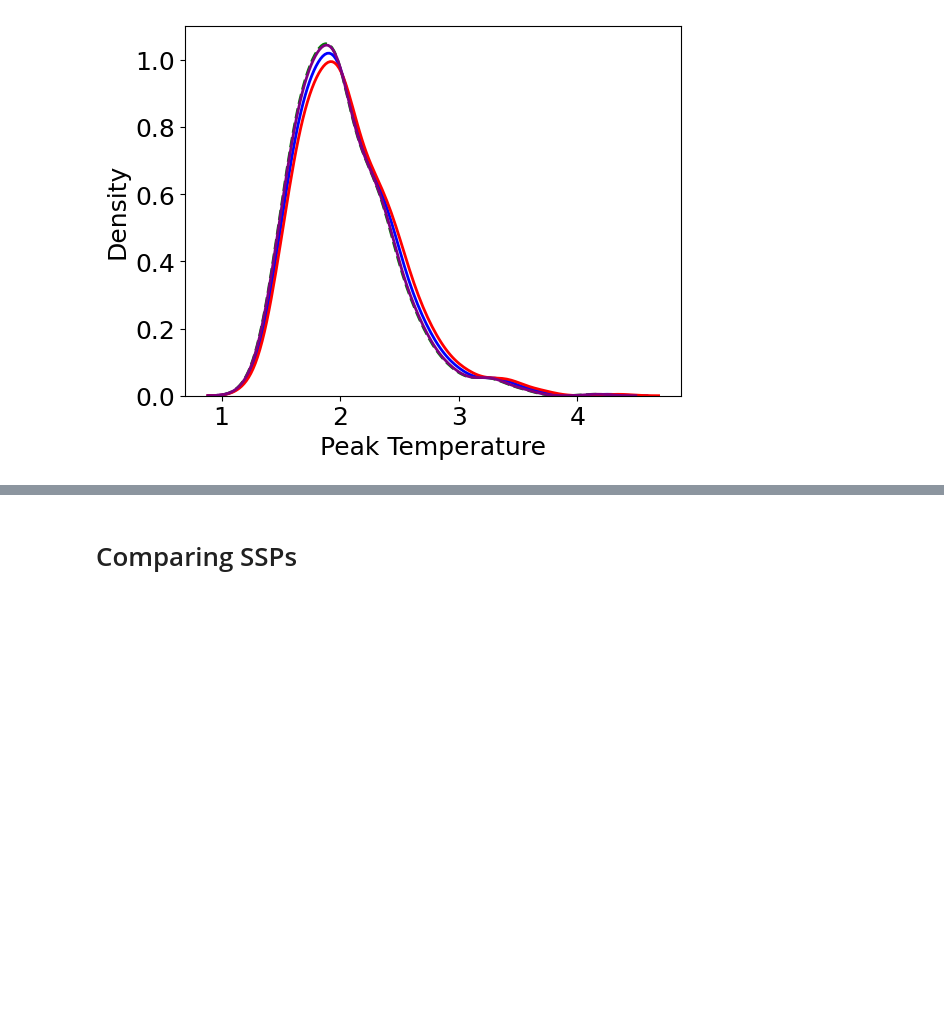
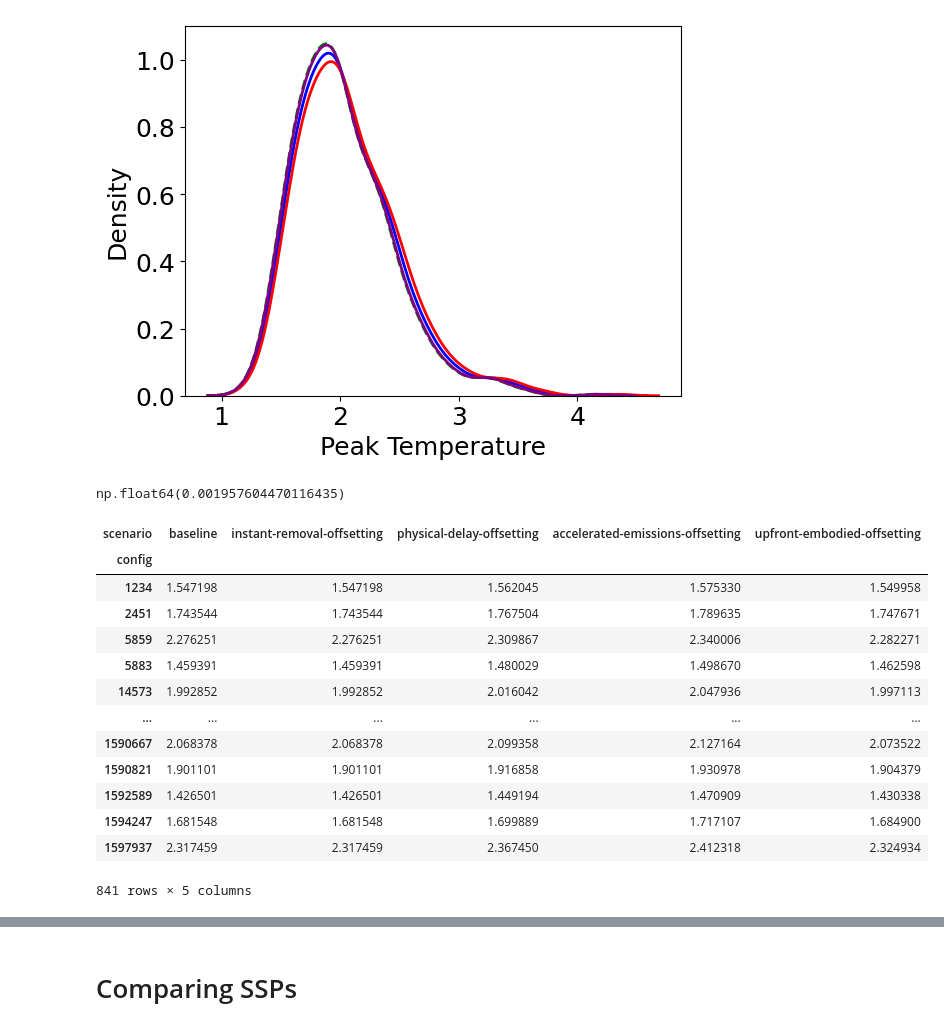
Before and after one commit to carbonplan/temporal-lags, a Jupyter notebook: nbs/Figure_4.ipynb, the cells around one changed output, grey strips where cells are left out. Saved outputs shown, nothing was run; the diff lists cells and outputs as text; code cells hidden in the pictures; blank space fills up the shorter version.

```diff
--- a/nbs/2_Make_figures.ipynb
+++ b/nbs/Figure_4.ipynb
@@ -215,3 +215,24 @@ Text(0.5, 0, 'Peak Temperature')
+# %%
+np.nanstd(peak_temp_diff)
+# %% [output]
+np.float64(0.001957604470116435)
+# %%
+peak_temperatures
+# %% [output]
+| scenario | baseline | instant-removal-offsetting | physical-delay-offsetting | accelerated-emissions-offsetting | upfront-embodied-offsetting |
+| config |  |  |  |  |  |
+| 1234 | 1.547198 | 1.547198 | 1.562045 | 1.575330 | 1.549958 |
+| 2451 | 1.743544 | 1.743544 | 1.767504 | 1.789635 | 1.747671 |
+| 5859 | 2.276251 | 2.276251 | 2.309867 | 2.340006 | 2.282271 |
+| 5883 | 1.459391 | 1.459391 | 1.480029 | 1.498670 | 1.462598 |
+| 14573 | 1.992852 | 1.992852 | 2.016042 | 2.047936 | 1.997113 |
+| ... | ... | ... | ... | ... | ... |
+| 1590667 | 2.068378 | 2.068378 | 2.099358 | 2.127164 | 2.073522 |
+| 1590821 | 1.901101 | 1.901101 | 1.916858 | 1.930978 | 1.904379 |
+| 1592589 | 1.426501 | 1.426501 | 1.449194 | 1.470909 | 1.430338 |
+| 1594247 | 1.681548 | 1.681548 | 1.699889 | 1.717107 | 1.684900 |
+| 1597937 | 2.317459 | 2.317459 | 2.367450 | 2.412318 | 2.324934 |
+841 rows × 5 columns
 # %%
 for i,scenario in enumerate(scenarios_to_plot):
     peak_temp_diff = (peak_temperatures[scenario]-
```
Also changed, not shown: parts of 11 cells of this notebook, 1 other file.
